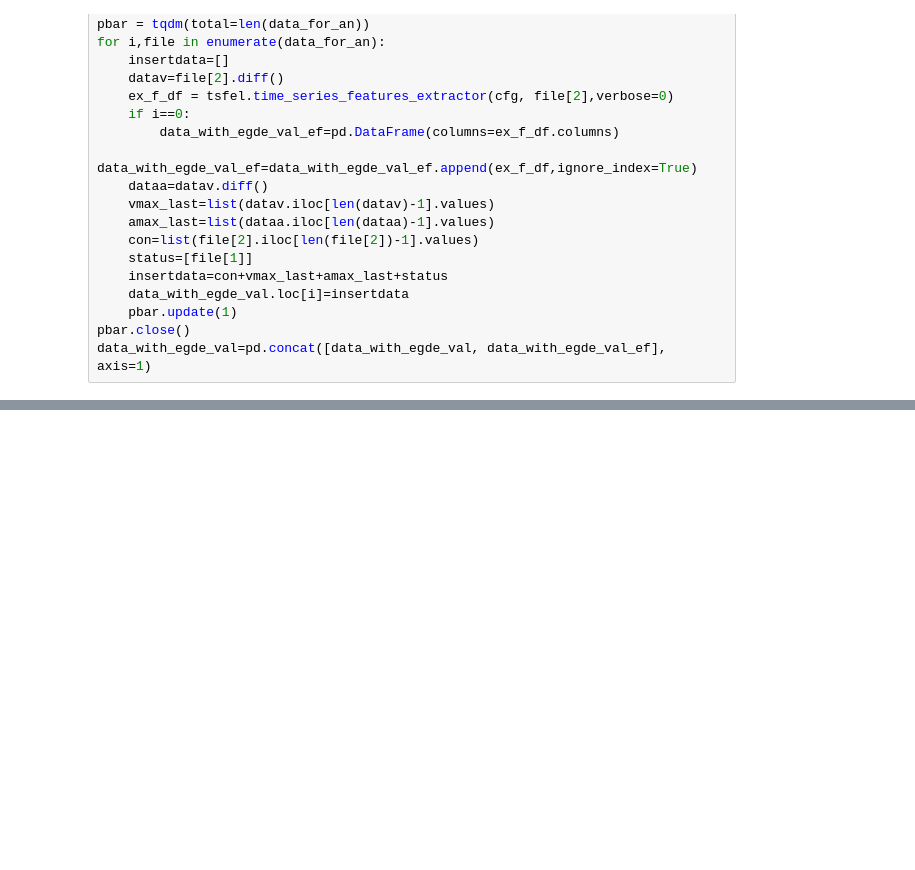
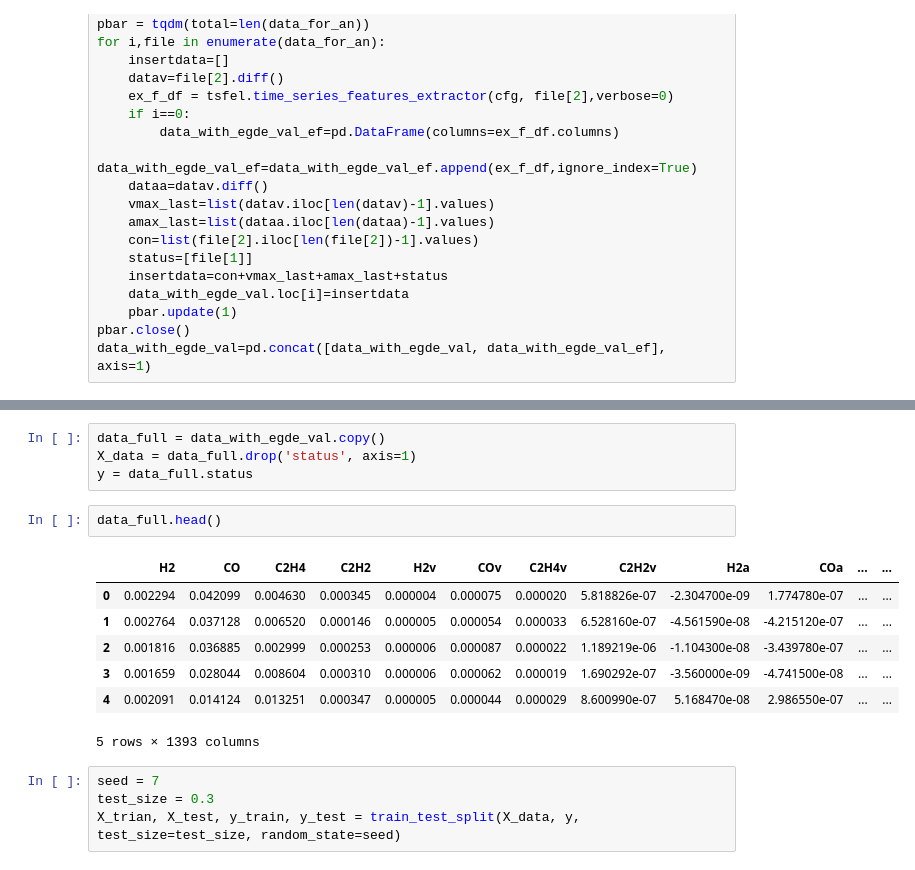
Before and after one commit to KhubbatulinMark/transformer, a Jupyter notebook: ARIMA_EVO.ipynb, the cells around one changed output, grey strips where cells are left out. Saved outputs shown, nothing was run; the diff lists cells and outputs as text; blank space fills up the shorter version.

```diff
--- a/ARIMA_EVO.ipynb
+++ b/ARIMA_EVO.ipynb
@@ -341,0 +362,18 @@ data_with_egde_val=pd.concat([data_with_egde_val, data_with_egde_val_ef], axis=1
+# %%
+data_full = data_with_egde_val.copy()
+X_data = data_full.drop('status', axis=1)
+y = data_full.status
+# %%
+data_full.head()
+# %% [output]
+|  | H2 | CO | C2H4 | C2H2 | H2v | COv | C2H4v | C2H2v | H2a | COa | ... | ... |
+| 0 | 0.002294 | 0.042099 | 0.004630 | 0.000345 | 0.000004 | 0.000075 | 0.000020 | 5.818826e-07 | -2.304700e-09 | 1.774780e-07 | ... | ... |
+| 1 | 0.002764 | 0.037128 | 0.006520 | 0.000146 | 0.000005 | 0.000054 | 0.000033 | 6.528160e-07 | -4.561590e-08 | -4.215120e-07 | ... | ... |
+| 2 | 0.001816 | 0.036885 | 0.002999 | 0.000253 | 0.000006 | 0.000087 | 0.000022 | 1.189219e-06 | -1.104300e-08 | -3.439780e-07 | ... | ... |
+| 3 | 0.001659 | 0.028044 | 0.008604 | 0.000310 | 0.000006 | 0.000062 | 0.000019 | 1.690292e-07 | -3.560000e-09 | -4.741500e-08 | ... | ... |
+| 4 | 0.002091 | 0.014124 | 0.013251 | 0.000347 | 0.000005 | 0.000044 | 0.000029 | 8.600990e-07 | 5.168470e-08 | 2.986550e-07 | ... | ... |
+5 rows × 1393 columns
+# %%
+seed = 7
+test_size = 0.3
+X_trian, X_test, y_train, y_test = train_test_split(X_data, y, test_size=test_size, random_state=seed)
```
Also changed, not shown: parts of 13 cells of this notebook, 1 other file.
